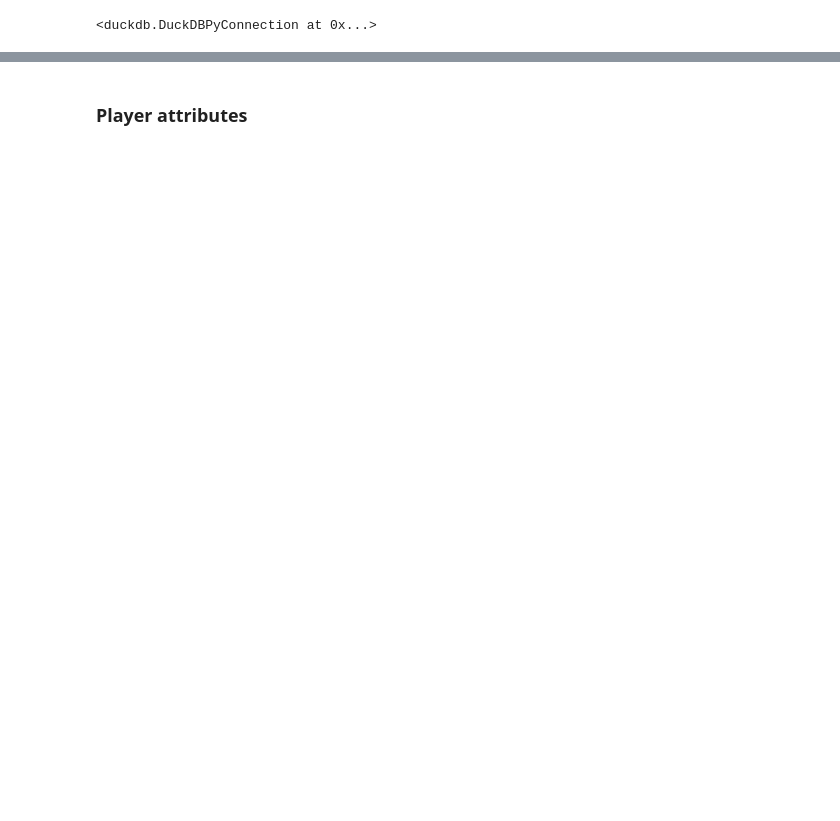
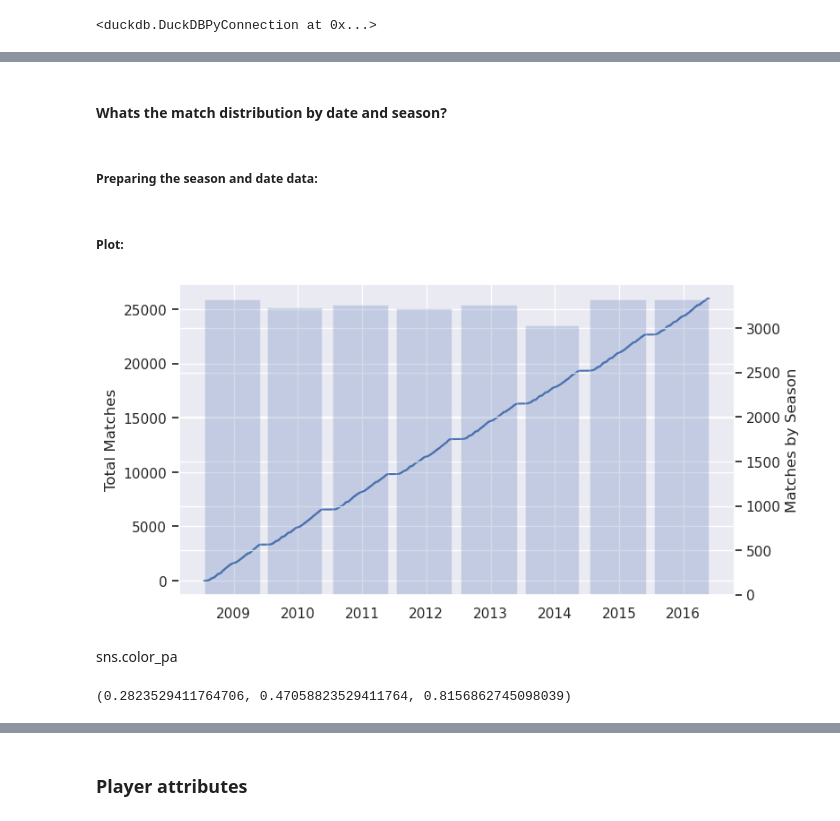
Before and after one commit to gediminas-skvarnavicius/football-db-analysis, a Jupyter notebook: analysis.ipynb, the cells around one changed output, grey strips where cells are left out. Drawn from its saved outputs; the diff is of its cells as text; code cells hidden in the pictures; blank space fills up the shorter version.

```diff
--- a/analysis.ipynb
+++ b/analysis.ipynb
@@ -123,0 +83,40 @@ SELECT count(distinct player_api_id) FROM Player"""
+# %% [markdown]
+#### Whats the match distribution by date and season?
+# %% [markdown]
+##### Preparing the season and date data:
+# %%
+seasons=match_raw.groupby('season').agg(start=('date', 'min'),end=('date','max'),count=('season','count'))
+seasons['length']=seasons['end']-seasons['start']
+
+match_raw["date"] = pd.to_datetime(match_raw["date"])
+match_date_count = match_raw[["date", "id"]].resample("D", on="date").count().cumsum()
+# %% [markdown]
+##### Plot:
+# %%
+
+
+fig_match_count_date, ax_match_count_date = plt.subplots(
+    figsize=(base_fig_width, base_fig_height)
+)
+
+ax_match_count_date.plot(match_date_count.index, match_date_count["id"])
+ax_match_count_date_season = ax_match_count_date.twinx()
+ax_match_count_date_season.bar(
+    x=seasons["start"],
+    height=seasons["count"],
+    width=seasons["length"],
+    align="edge",
+    alpha=0.25,
+)
+ax_match_count_date.set_ylabel("Total Matches")
+ax_match_count_date_season.set_ylabel("Matches by Season")
+
+plt.show()
+# %% [output]
+[figure, added]
+# %% [markdown]
+sns.color_pa
+# %%
+sns.color_palette('muted')[0]
+# %% [output]
+(0.2823529411764706, 0.47058823529411764, 0.8156862745098039)
```
Also changed, not shown: parts of 31 cells of this notebook, 1 other file.
